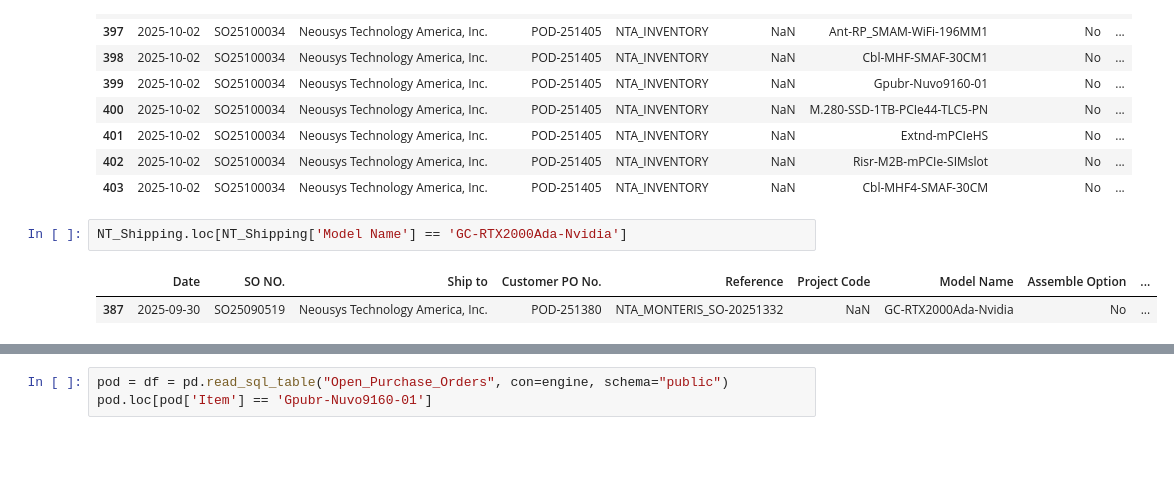
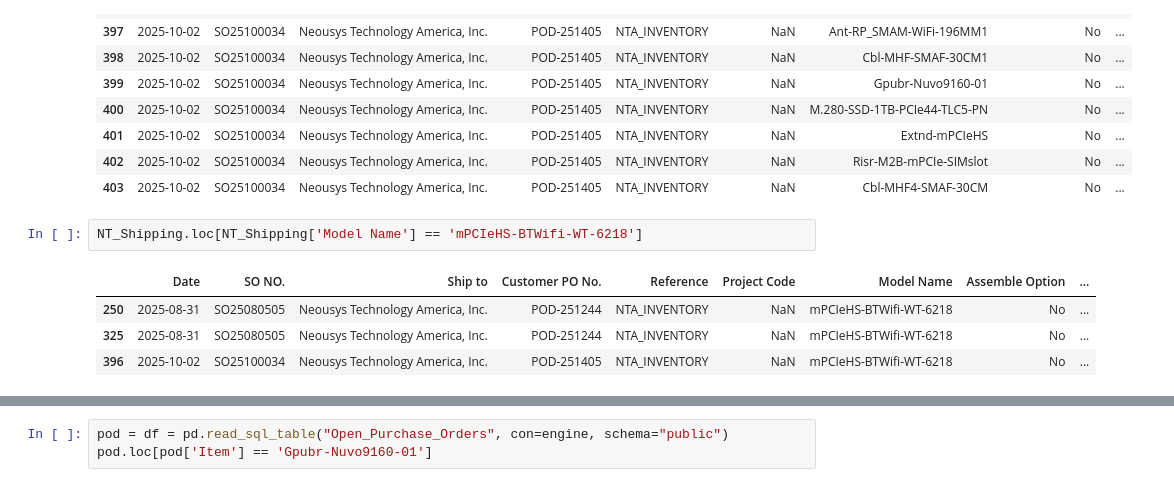
Before and after one commit to playoung2818/ERP_System, a Jupyter notebook: ERP_Dashboard.ipynb, the cells around one changed output, grey strips where cells are left out. Cells and saved outputs as stored; diff of their text form; blank space fills up the shorter version.

```diff
--- a/ERP_Dashboard.ipynb
+++ b/ERP_Dashboard.ipynb
@@ -467,8 +466,10 @@ NT_Shipping.loc[NT_Shipping['Customer PO No.'] == 'POD-251405']
 | 402 | 2025-10-02 | SO25100034 | Neousys Technology America, Inc. | POD-251405 | NTA_INVENTORY | NaN | Risr-M2B-mPCIe-SIMslot | No | ... |
 | 403 | 2025-10-02 | SO25100034 | Neousys Technology America, Inc. | POD-251405 | NTA_INVENTORY | NaN | Cbl-MHF4-SMAF-30CM | No | ... |
 # %%
-NT_Shipping.loc[NT_Shipping['Model Name'] == 'GC-RTX2000Ada-Nvidia']
+NT_Shipping.loc[NT_Shipping['Model Name'] == 'mPCIeHS-BTWifi-WT-6218']
 # %% [output]
 |  | Date | SO NO. | Ship to | Customer PO No. | Reference | Project Code | Model Name | Assemble Option | ... |
-| 387 | 2025-09-30 | SO25090519 | Neousys Technology America, Inc. | POD-251380 | NTA_MONTERIS_SO-20251332 | NaN | GC-RTX2000Ada-Nvidia | No | ... |
+| 250 | 2025-08-31 | SO25080505 | Neousys Technology America, Inc. | POD-251244 | NTA_INVENTORY | NaN | mPCIeHS-BTWifi-WT-6218 | No | ... |
+| 325 | 2025-08-31 | SO25080505 | Neousys Technology America, Inc. | POD-251244 | NTA_INVENTORY | NaN | mPCIeHS-BTWifi-WT-6218 | No | ... |
+| 396 | 2025-10-02 | SO25100034 | Neousys Technology America, Inc. | POD-251405 | NTA_INVENTORY | NaN | mPCIeHS-BTWifi-WT-6218 | No | ... |
 # %%
```
Also changed, not shown: parts of 3 cells of this notebook, 2 other files.
